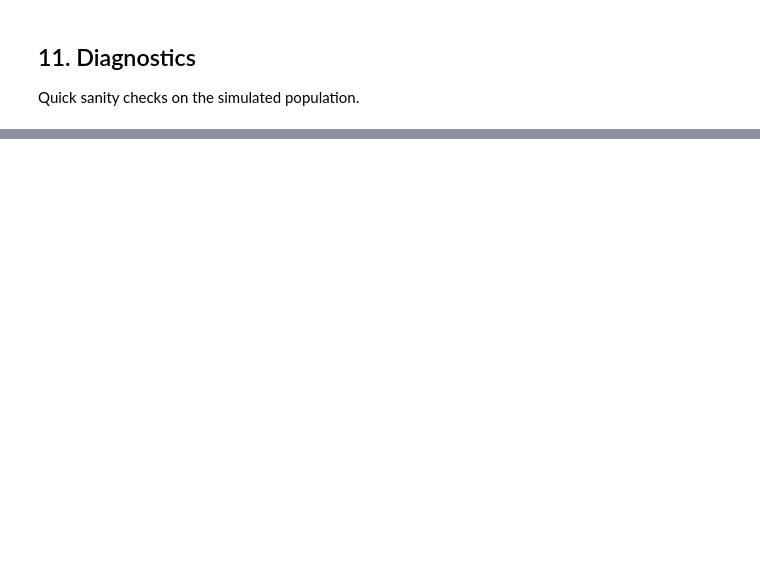
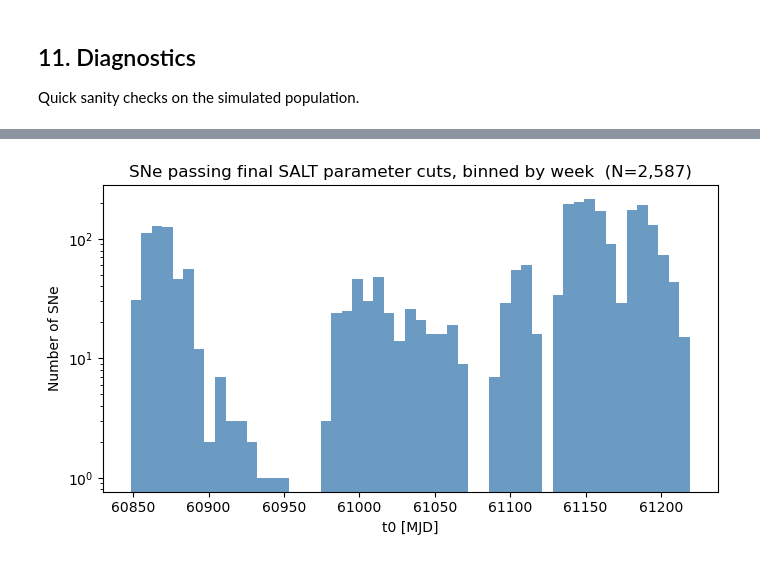
Before and after one commit to mi-dai/rubin_nightly_alerts_sim, a Jupyter notebook: rubin_nightsum_sims.ipynb, the cells around one changed output, grey strips where cells are left out. Cells and saved outputs as stored; diff of their text form; code cells hidden in the pictures; blank space fills up the shorter version.

Commit message:
Update sim config (asymmetric SALT3 priors, dustmap toggle, skip flags) and add t0 histogram for final saltparcuts sample
Co-Authored-By: Claude Sonnet 5 <noreply@anthropic.com>

```diff
--- a/rubin_nightsum_sims.ipynb
+++ b/rubin_nightsum_sims.ipynb
@@ -379,4 +523,16 @@ result_df = pd.DataFrame(results)
+# %%
+result_df = pd.read_csv("outputs/rubin_nightsum_snia_lcfit_results.csv", index_col=0)
 # %%
+from scipy.stats import chi2
+
 saltparcuts = (result_df.x1 > -3) & (result_df.x1 < 3)
 saltparcuts &= (result_df.c > -0.3) & (result_df.c < 0.3)
 saltparcuts &= (result_df.success == True)
+saltparcuts &= (result_df.t0_err < 1)
+saltparcuts &= (result_df.x1_err < 1)
+saltparcuts &= (result_df.c_err < 0.1)
+
+reduced = result_df.chisq / result_df.ndof
+p_value = 1 - chi2.cdf(result_df.chisq, df=result_df.ndof)
+
+saltparcuts &= p_value > 1e-7
@@ -389,3 +565,18 @@ lightcurves_after_quality_cut.source_c.hist(bins=30, alpha=0.5, density=True)
+# %%
+# Number of SNe binned by t0 (final SALT parameter cuts), weekly bins
+t0_final = result_df[saltparcuts].t0
+
+week_bins = np.arange(t0_final.min(), t0_final.max() + 7, 7)
+
+fig, ax = plt.subplots(figsize=(7, 4))
+ax.hist(t0_final, bins=week_bins, color="steelblue", alpha=0.8)
+ax.set(xlabel="t0 [MJD]", ylabel="Number of SNe",
+       title=f"SNe passing final SALT parameter cuts, binned by week  (N={len(t0_final):,})")
+plt.yscale("log")
+plt.tight_layout()
+plt.show()
+# %% [output]
+[figure, added]
 # %%
 # MJD baseline (max - min) for all detections of each simulated SN
 mjd_flat = lightcurves_after_quality_cut["lightcurve.mjd"]
```
Also changed, not shown: parts of 26 cells of this notebook.
